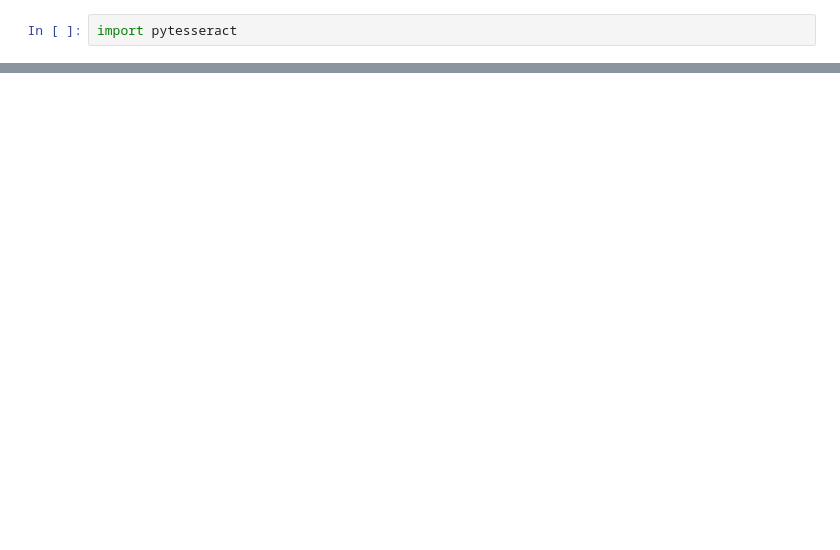
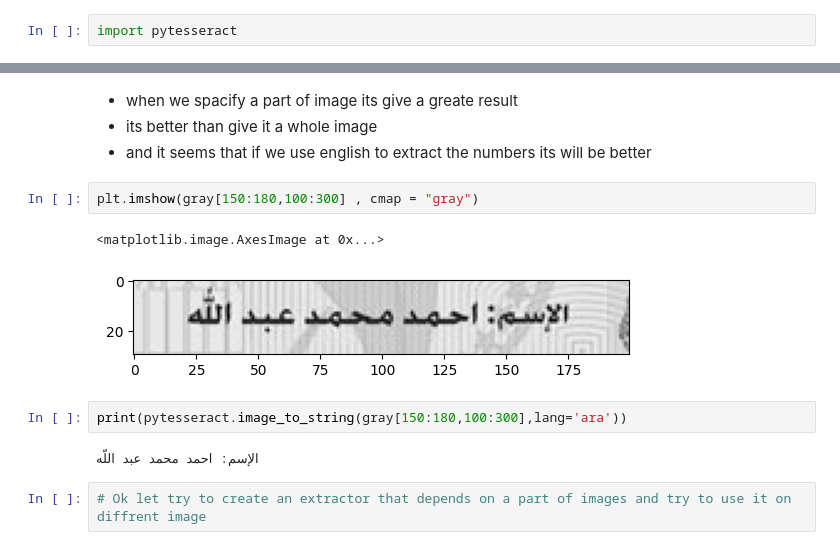
Before and after one commit to ABDULLAHHG/National-ID-Card-Recognition, a Jupyter notebook: Untitled.ipynb, the cells around one changed output, grey strips where cells are left out. Drawn from its saved outputs; the diff is of its cells as text; blank space fills up the shorter version.

Commit message:
add some comments and extract the name

```diff
--- a/Untitled.ipynb
+++ b/Untitled.ipynb
@@ -140,0 +122,15 @@ print(pytesseract.image_to_string(gray,lang='ara'))
+# %% [markdown]
+* when we spacify a part of image its give a greate result
+* its better than give it a whole image
+* and it seems that if we use english to extract the numbers its will be better
+# %%
+plt.imshow(gray[150:180,100:300] , cmap = "gray")
+# %% [output]
+<matplotlib.image.AxesImage at 0x...>
+[figure, added]
+# %%
+print(pytesseract.image_to_string(gray[150:180,100:300],lang='ara'))
+# %% [output]
+الإسم: احمد محمد عبد اللّه
+# %%
+# Ok let try to create an extractor that depends on a part of images and try to use it on diffrent image
```
Also changed, not shown: parts of 10 cells of this notebook.
